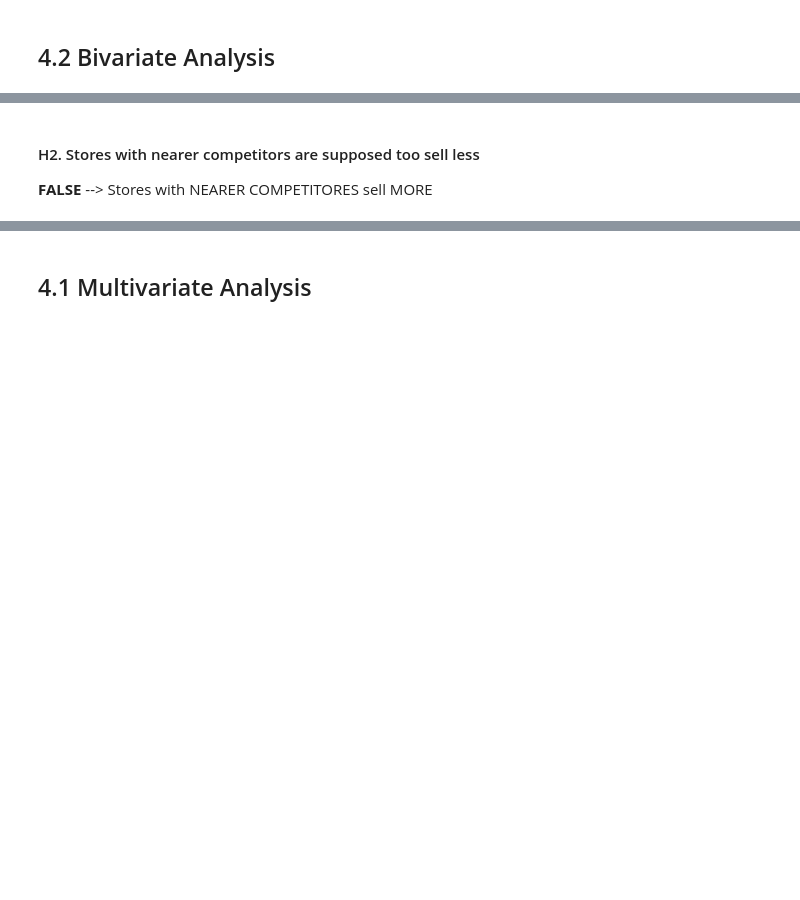
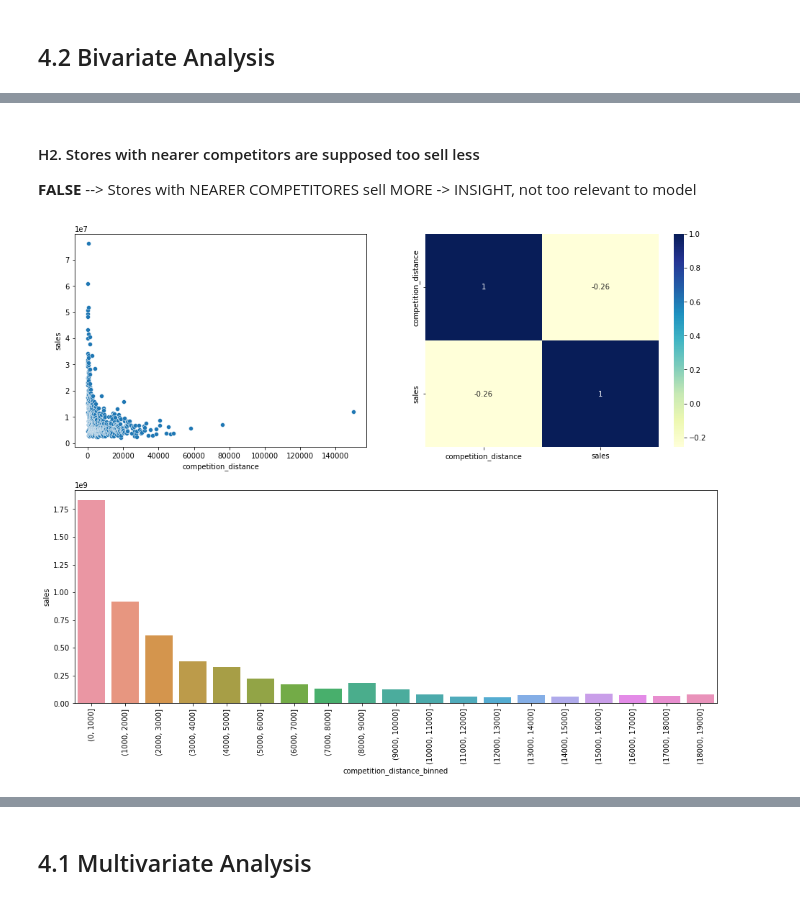
Before and after one commit to marcosbertochi/rossmann_sales_prediction, a Jupyter notebook: Rossmann_store_sales_prediction_step2.ipynb, the cells around one changed output, grey strips where cells are left out. Cells and saved outputs as stored; diff of their text form; code cells hidden in the pictures; blank space fills up the shorter version.

```diff
--- a/Rossmann_store_sales_prediction_step2.ipynb
+++ b/Rossmann_store_sales_prediction_step2.ipynb
@@ -511,17 +517,20 @@ aux3['extra'].plot(figsize=(16,8))
 # %% [markdown]
 #### H2. Stores with nearer competitors are supposed too sell less
-**FALSE** --> Stores with NEARER COMPETITORES sell MORE
+**FALSE** --> Stores with NEARER COMPETITORES sell MORE -> INSIGHT, not too relevant to model
 # %%
+aux1 = df4[['competition_distance','sales']].groupby('competition_distance').sum().reset_index()
 fig, axes = plt.subplot_mosaic("AB;CC",figsize=(16,12))
 
 sns.scatterplot(x='competition_distance',y='sales', data=aux1, ax=axes['A'])
 sns.heatmap(aux1.corr(),annot=True,cmap='YlGnBu',ax=axes['B'])
 
 bins = list(np.arange(0,20000,1000))
 aux1['competition_distance_binned']= pd.cut(aux1['competition_distance'],bins=bins)
 aux2 = aux1[['competition_distance_binned','sales']].groupby('competition_distance_binned').sum().reset_index()
 plt.xticks(rotation=90)
 sns.barplot(x='competition_distance_binned',y='sales', data=aux2,ax=axes['C']);
+# %% [output]
+[figure, added]
 # %%
 aux1 = df4[['competition_distance','sales']].groupby('competition_distance').sum().reset_index()
 
```
Also changed, not shown: parts of 30 cells of this notebook.
